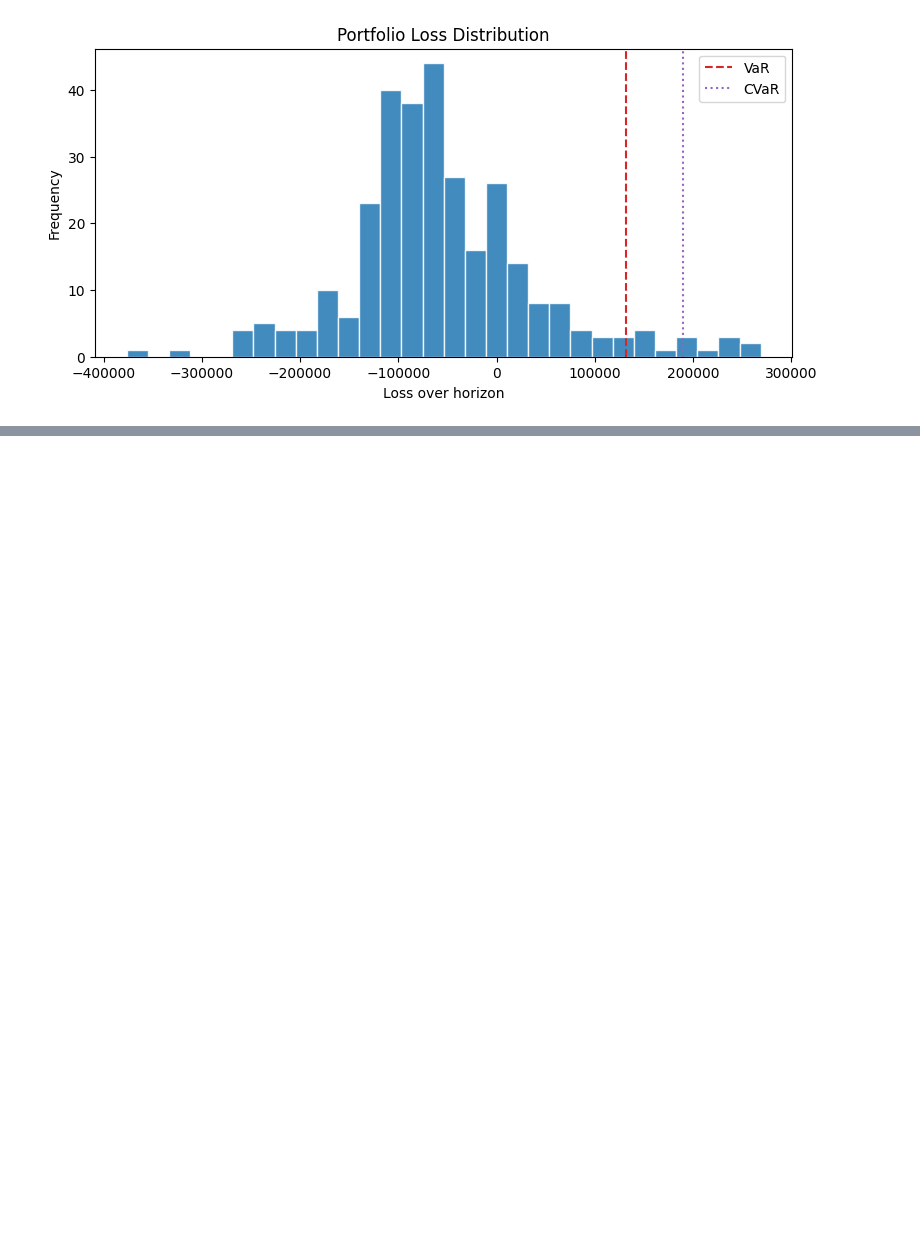
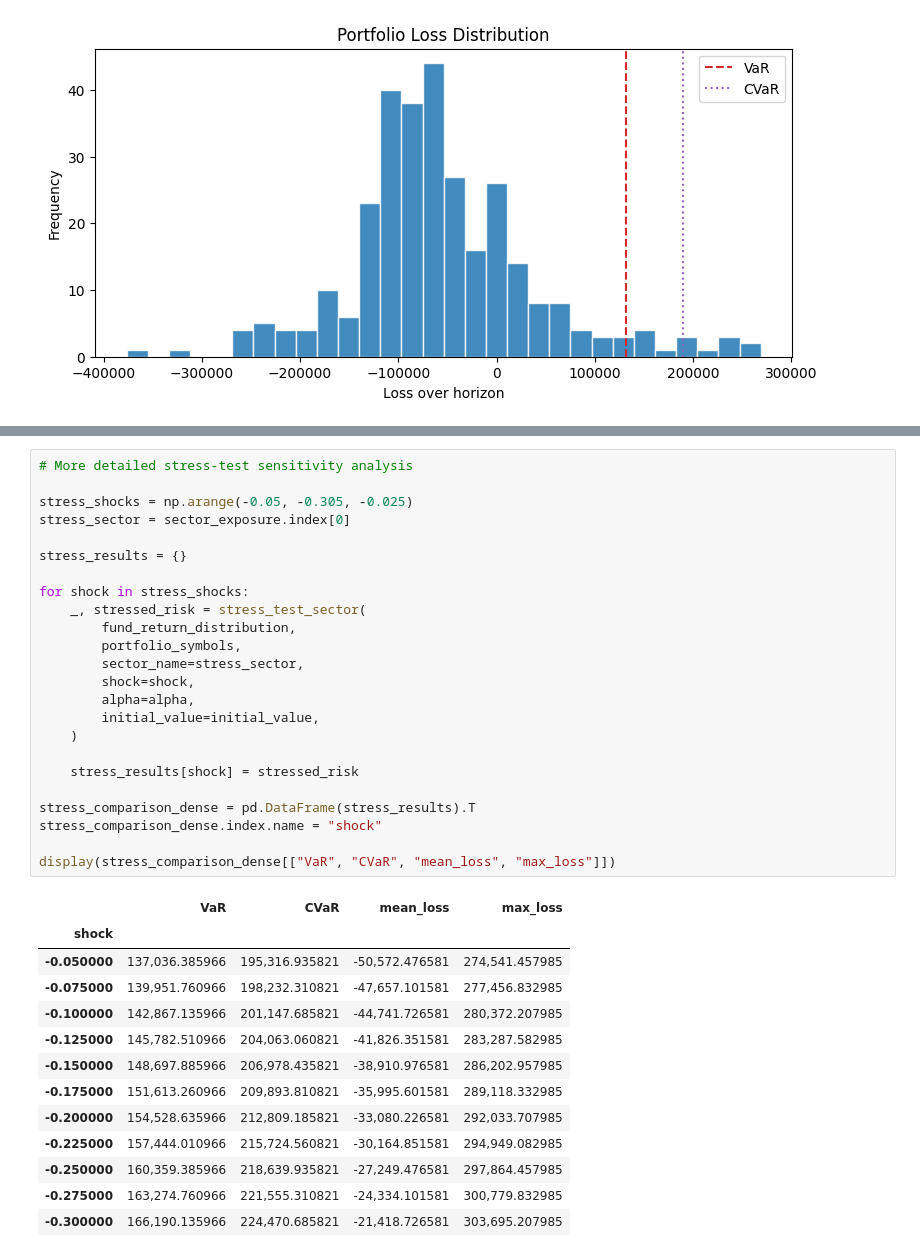
Before and after one commit to hss42soyo/TermProject, a Jupyter notebook: VaR_cVaR.ipynb, the cells around one changed output, grey strips where cells are left out. Drawn from its saved outputs; the diff is of its cells as text; blank space fills up the shorter version.

```diff
--- a/VaR_cVaR.ipynb
+++ b/VaR_cVaR.ipynb
@@ -421,0 +749,38 @@ display(stressed_distribution.head())
+# %%
+# More detailed stress-test sensitivity analysis
+
+stress_shocks = np.arange(-0.05, -0.305, -0.025)
+stress_sector = sector_exposure.index[0]
+
+stress_results = {}
+
+for shock in stress_shocks:
+    _, stressed_risk = stress_test_sector(
+        fund_return_distribution,
+        portfolio_symbols,
+        sector_name=stress_sector,
+        shock=shock,
+        alpha=alpha,
+        initial_value=initial_value,
+    )
+
+    stress_results[shock] = stressed_risk
+
+stress_comparison_dense = pd.DataFrame(stress_results).T
+stress_comparison_dense.index.name = "shock"
+
+display(stress_comparison_dense[["VaR", "CVaR", "mean_loss", "max_loss"]])
+# %% [output]
+|  | VaR | CVaR | mean_loss | max_loss |
+| shock |  |  |  |  |
+| -0.050000 | 137,036.385966 | 195,316.935821 | -50,572.476581 | 274,541.457985 |
+| -0.075000 | 139,951.760966 | 198,232.310821 | -47,657.101581 | 277,456.832985 |
+| -0.100000 | 142,867.135966 | 201,147.685821 | -44,741.726581 | 280,372.207985 |
+| -0.125000 | 145,782.510966 | 204,063.060821 | -41,826.351581 | 283,287.582985 |
+| -0.150000 | 148,697.885966 | 206,978.435821 | -38,910.976581 | 286,202.957985 |
+| -0.175000 | 151,613.260966 | 209,893.810821 | -35,995.601581 | 289,118.332985 |
+| -0.200000 | 154,528.635966 | 212,809.185821 | -33,080.226581 | 292,033.707985 |
+| -0.225000 | 157,444.010966 | 215,724.560821 | -30,164.851581 | 294,949.082985 |
+| -0.250000 | 160,359.385966 | 218,639.935821 | -27,249.476581 | 297,864.457985 |
+| -0.275000 | 163,274.760966 | 221,555.310821 | -24,334.101581 | 300,779.832985 |
+| -0.300000 | 166,190.135966 | 224,470.685821 | -21,418.726581 | 303,695.207985 |
```
Also changed, not shown: parts of 52 cells of this notebook.
